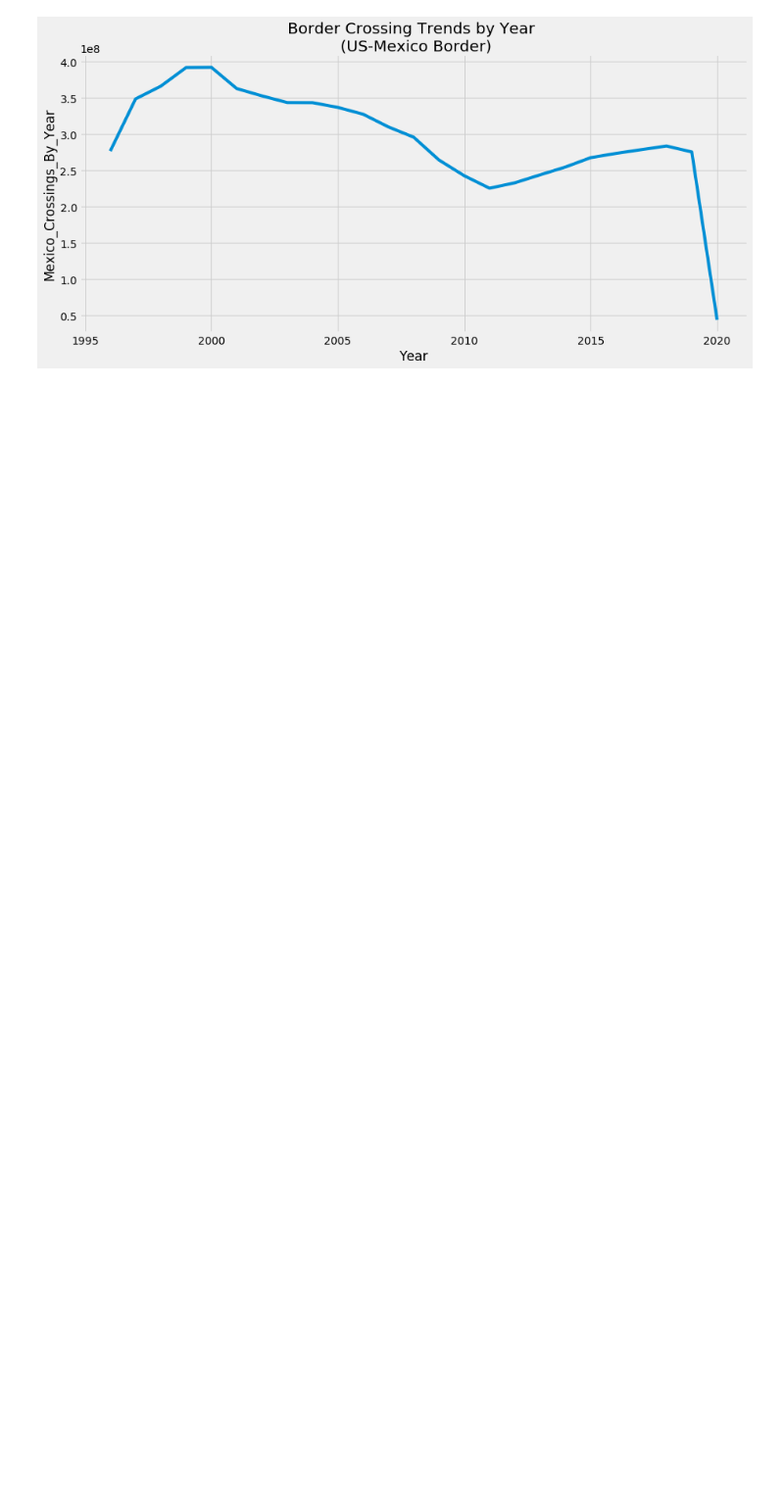
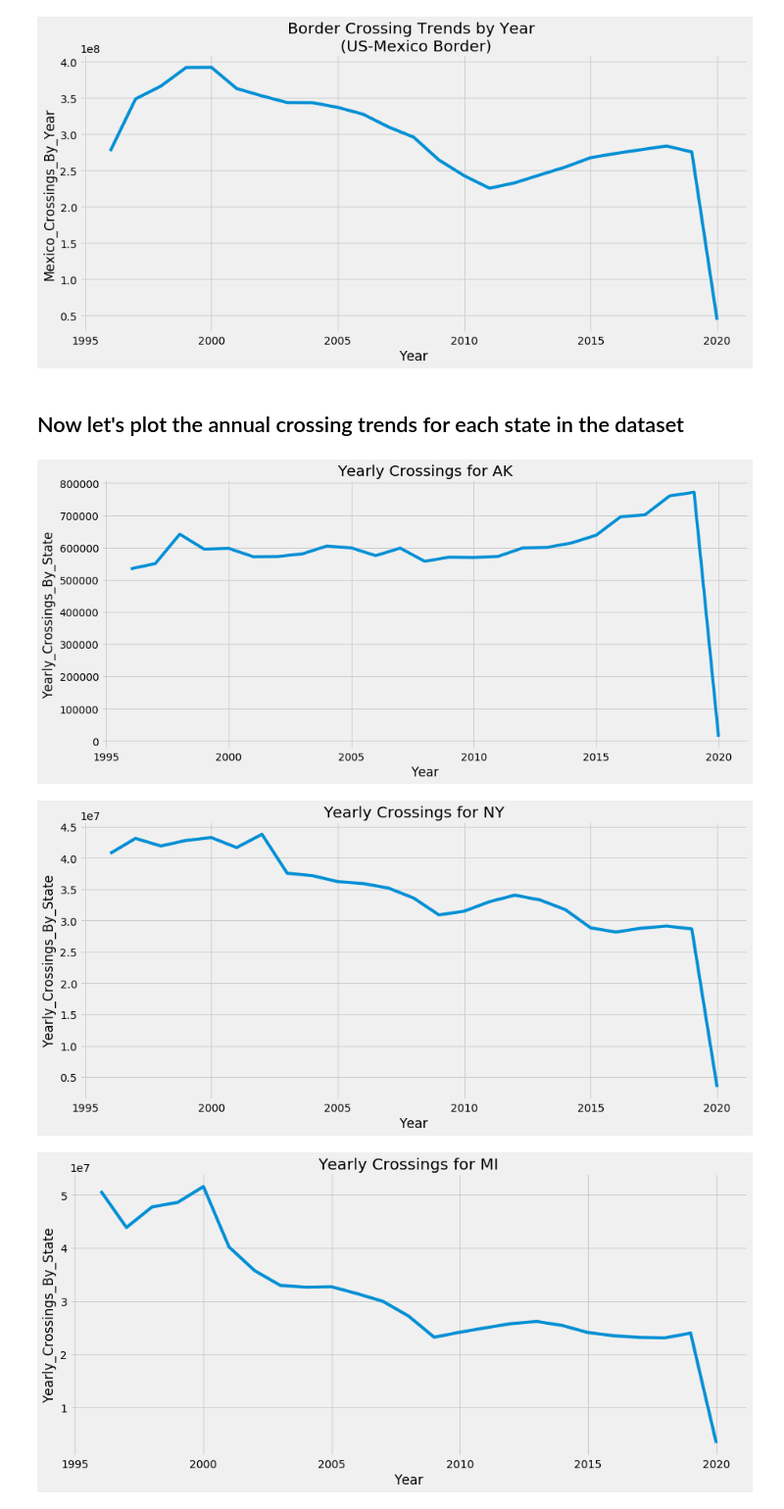
Before and after one commit to michaelbeebe123/us_border_crossings, a Jupyter notebook: border_crossings.ipynb, the cells around one changed output. Shown at 98% size. Saved outputs shown, nothing was run; the diff lists cells and outputs as text; code cells hidden in the pictures; blank space fills up the shorter version.

Commit message:
all done with analysis for this dataset. Will probably come back to this notebook and do some machine learning to forcast border crossings later on.

```diff
--- a/border_crossings.ipynb
+++ b/border_crossings.ipynb
@@ -345,0 +328,4 @@ dtype: int64
+# %%
+df2['Mexico_Crossings_By_Year'].fillna('None', inplace=True)
+df2['Canada_Crossings_By_Year'].fillna('None', inplace=True)
+df2.isnull().sum()
@@ -355,3 +376,25 @@ plt.tight_layout()
 plt.show()
 # %% [output]
 [figure]
+# %% [markdown]
+Now let's plot the annual crossing trends for each state in the dataset
+--
+# %%
+for i in df2['State'].unique():
+    if str(i) == 'OH':
+        pass
+    else:
+        fig = plt.figure(figsize=(12, 5))
+        ax = fig.add_axes([0,0,1,1])
+        sns.lineplot(
+            x=df2['Year'],
+            y=df2.loc[df2['State'] == str(i)]['Yearly_Crossings_By_State'],
+            ax=ax
+        )
+        plt.title(f'Yearly Crossings for {i}')
+        plt.tight_layout()
+        plt.show()
+# %% [output]
+[figure, added]
+[figure, added]
+[figure, added]
```
Also changed, not shown: parts of 19 cells of this notebook, 1 other file.
